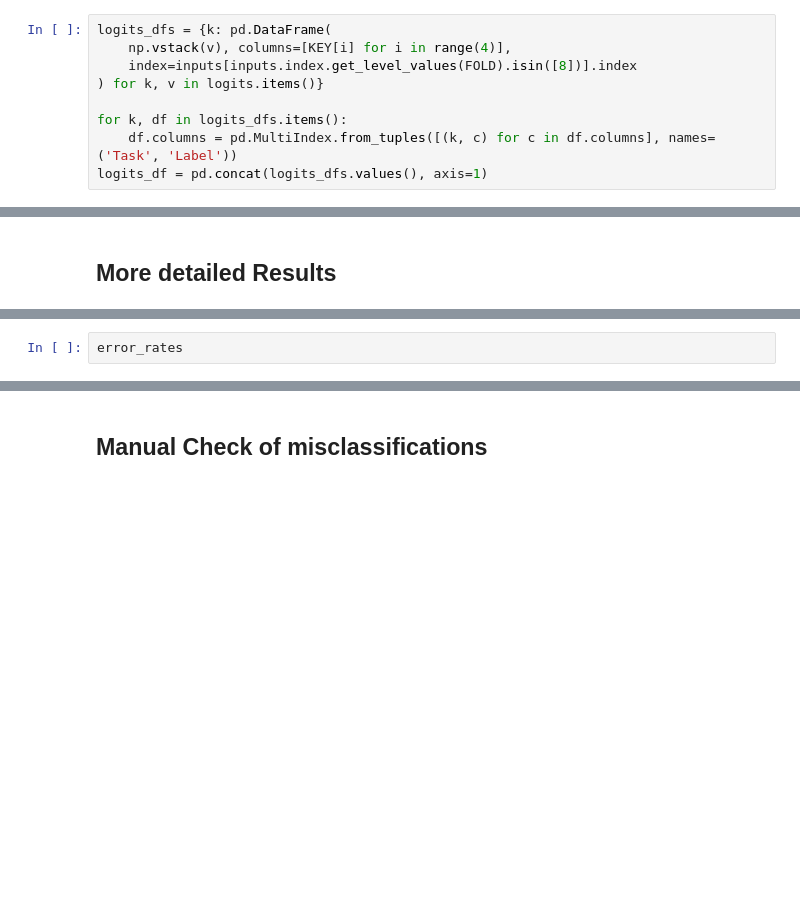
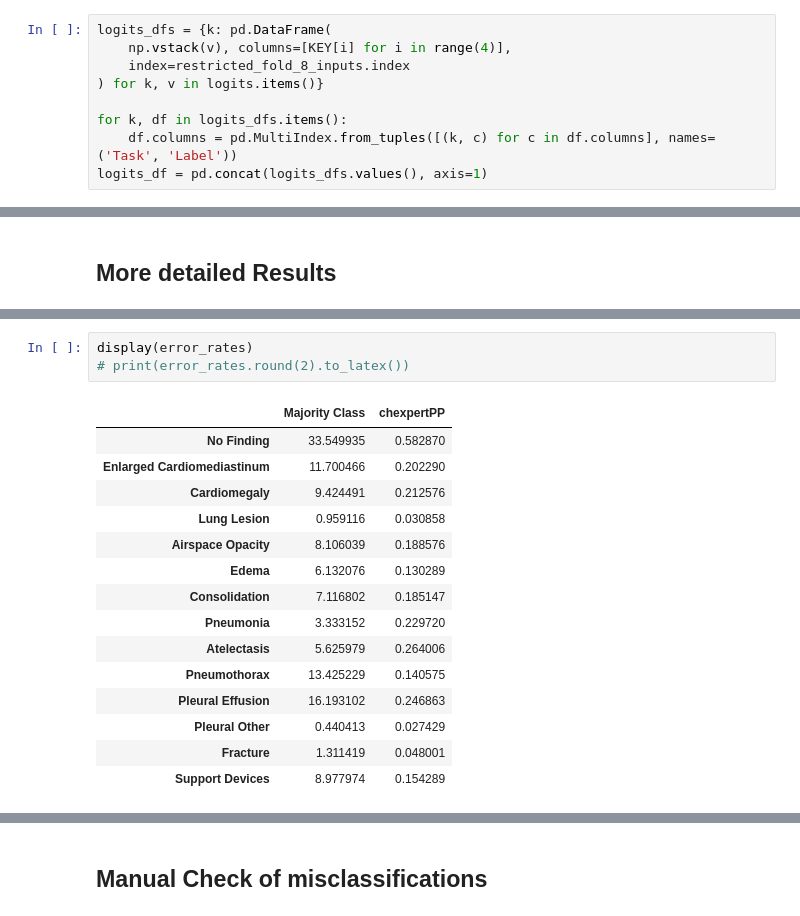
Before and after one commit to mmcdermott/chexpertplusplus, a Jupyter notebook: Jupyter Notebooks/Get Results.ipynb, the cells around one changed output, grey strips where cells are left out. Saved outputs shown, nothing was run; the diff lists cells and outputs as text; blank space fills up the shorter version.

```diff
--- a/Jupyter Notebooks/Get Results.ipynb
+++ b/Jupyter Notebooks/Get Results.ipynb
@@ -195,7 +200,7 @@ print(
 # %%
 logits_dfs = {k: pd.DataFrame(
     np.vstack(v), columns=[KEY[i] for i in range(4)],
-    index=inputs[inputs.index.get_level_values(FOLD).isin([8])].index
+    index=restricted_fold_8_inputs.index
 ) for k, v in logits.items()}
 
 for k, df in logits_dfs.items():
@@ -246,5 +300,22 @@ normalized_confusion_matrix_flattened = np.block(normalized_confusion_flattened_
-# %%
-error_rates
+# %%
+display(error_rates)
+# print(error_rates.round(2).to_latex())
+# %% [output]
+|  | Majority Class | chexpertPP |
+| No Finding | 33.549935 | 0.582870 |
+| Enlarged Cardiomediastinum | 11.700466 | 0.202290 |
+| Cardiomegaly | 9.424491 | 0.212576 |
+| Lung Lesion | 0.959116 | 0.030858 |
+| Airspace Opacity | 8.106039 | 0.188576 |
+| Edema | 6.132076 | 0.130289 |
+| Consolidation | 7.116802 | 0.185147 |
+| Pneumonia | 3.333152 | 0.229720 |
+| Atelectasis | 5.625979 | 0.264006 |
+| Pneumothorax | 13.425229 | 0.140575 |
+| Pleural Effusion | 16.193102 | 0.246863 |
+| Pleural Other | 0.440413 | 0.027429 |
+| Fracture | 1.311419 | 0.048001 |
+| Support Devices | 8.977974 | 0.154289 |
 # %%
 fig, (ax_raw, ax_log, ax_norm) = plt.subplots(nrows=3, ncols=1, sharex=False, figsize=(42, 40))
 fig.suptitle('Various Transformations of the Confusion Matrices for all Tasks', fontsize=64, y=0.9)
```
Also changed, not shown: parts of 9 cells of this notebook, 1 other file.
